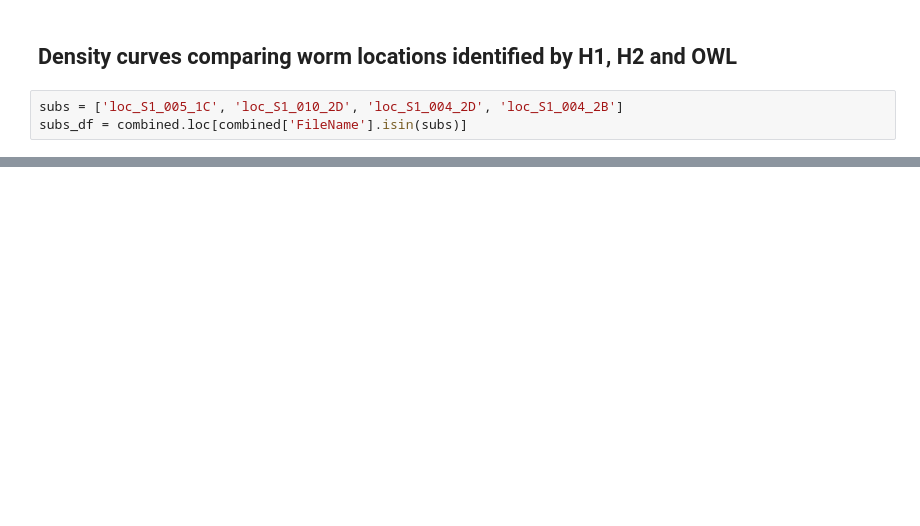
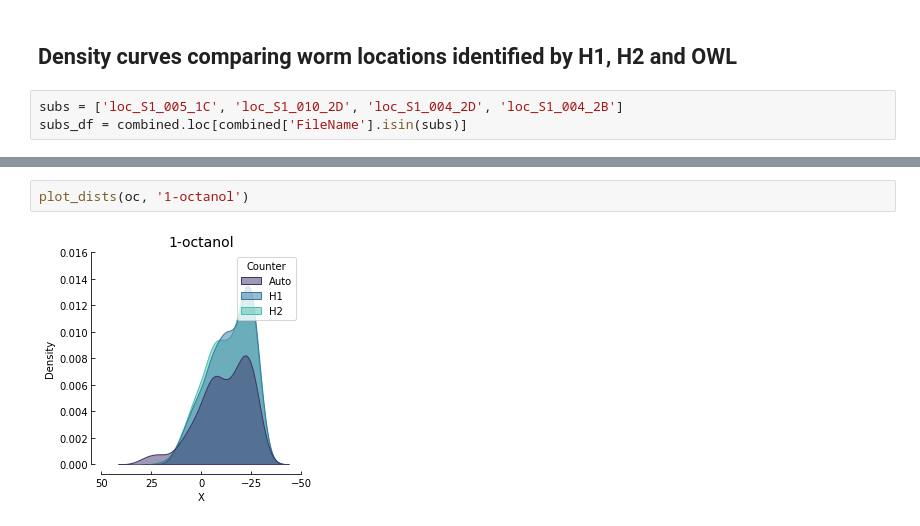
Before and after one commit to Neuroplant-Resources/Neuroplant-DataAnalysis, a Jupyter notebook: Manuscript plots/Human_v_OWL_analysis.ipynb, the cells around one changed output, grey strips where cells are left out. Drawn from its saved outputs; the diff is of its cells as text; blank space fills up the shorter version.

```diff
--- a/Manuscript plots/Human_v_OWL_analysis.ipynb
+++ b/Manuscript plots/Human_v_OWL_analysis.ipynb
@@ -326,0 +333,4 @@ for n, g in subs_grouped:
+# %%
+plot_dists(oc, '1-octanol')
+# %% [output]
+[figure, added]
```
Also changed, not shown: parts of 15 cells of this notebook, 26 other files.
